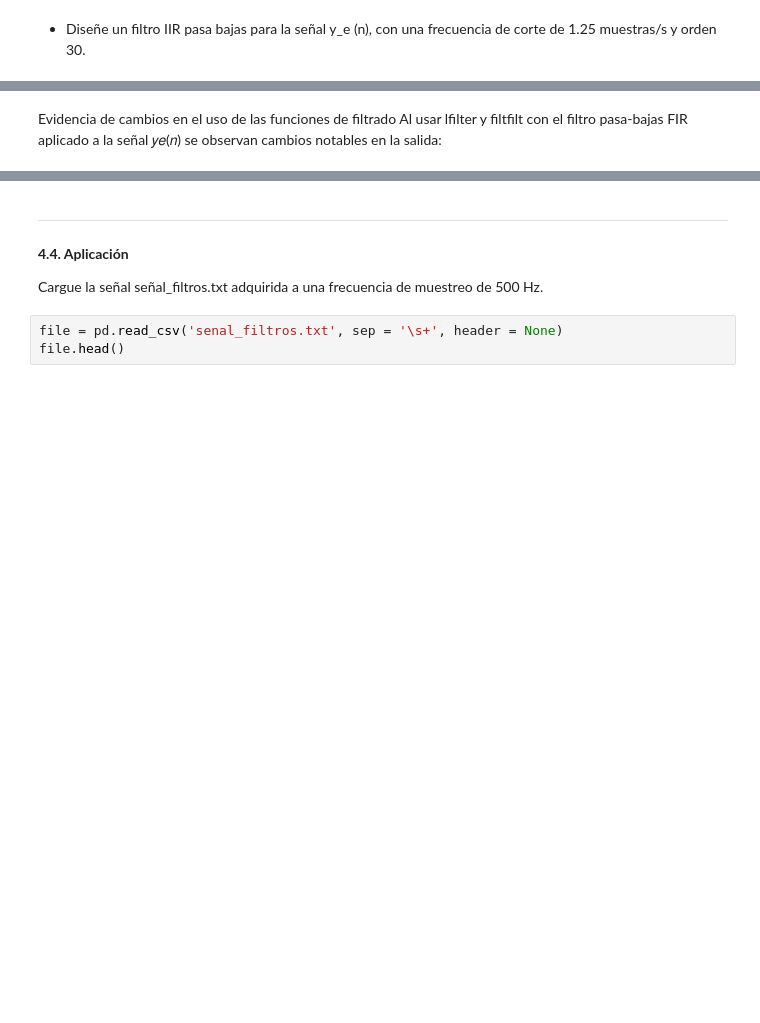
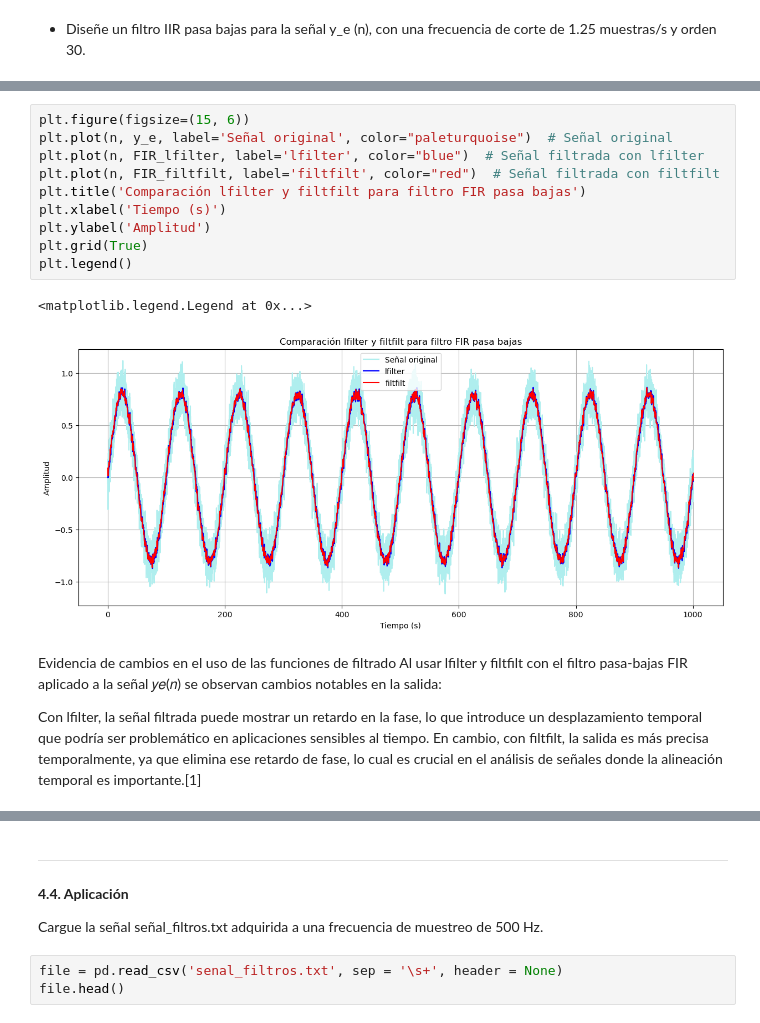
Before and after one commit to LuEnciso21/BIOSENALES24II, a Jupyter notebook: Practica6/P6_FILTROS_LUISAENCISO_JADERCHINGAL.ipynb, the cells around one changed output, grey strips where cells are left out. Drawn from its saved outputs; the diff is of its cells as text; blank space fills up the shorter version.

```diff
--- a/Practica6/P6_FILTROS_LUISAENCISO_JADERCHINGAL.ipynb
+++ b/Practica6/P6_FILTROS_LUISAENCISO_JADERCHINGAL.ipynb
@@ -353,3 +393,18 @@ plt.tight_layout()
+# %%
+plt.figure(figsize=(15, 6))
+plt.plot(n, y_e, label='Señal original', color="paleturquoise")  # Señal original
+plt.plot(n, FIR_lfilter, label='lfilter', color="blue")  # Señal filtrada con lfilter
+plt.plot(n, FIR_filtfilt, label='filtfilt', color="red")  # Señal filtrada con filtfilt
+plt.title('Comparación lfilter y filtfilt para filtro FIR pasa bajas')
+plt.xlabel('Tiempo (s)')
+plt.ylabel('Amplitud')
+plt.grid(True)
+plt.legend()
+# %% [output]
+<matplotlib.legend.Legend at 0x...>
+[figure, added]
 # %% [markdown]
 Evidencia de cambios en el uso de las funciones de filtrado
 Al usar lfilter y filtfilt con el filtro pasa-bajas FIR aplicado a la señal 𝑦𝑒(𝑛) se observan cambios notables en la salida:
+
+ Con lfilter, la señal filtrada puede mostrar un retardo en la fase, lo que introduce un desplazamiento temporal que podría ser problemático en aplicaciones sensibles al tiempo. En cambio, con filtfilt, la salida es más precisa temporalmente, ya que elimina ese retardo de fase, lo cual es crucial en el análisis de señales donde la alineación temporal es importante.[1]
```
Also changed, not shown: parts of 27 cells of this notebook.
